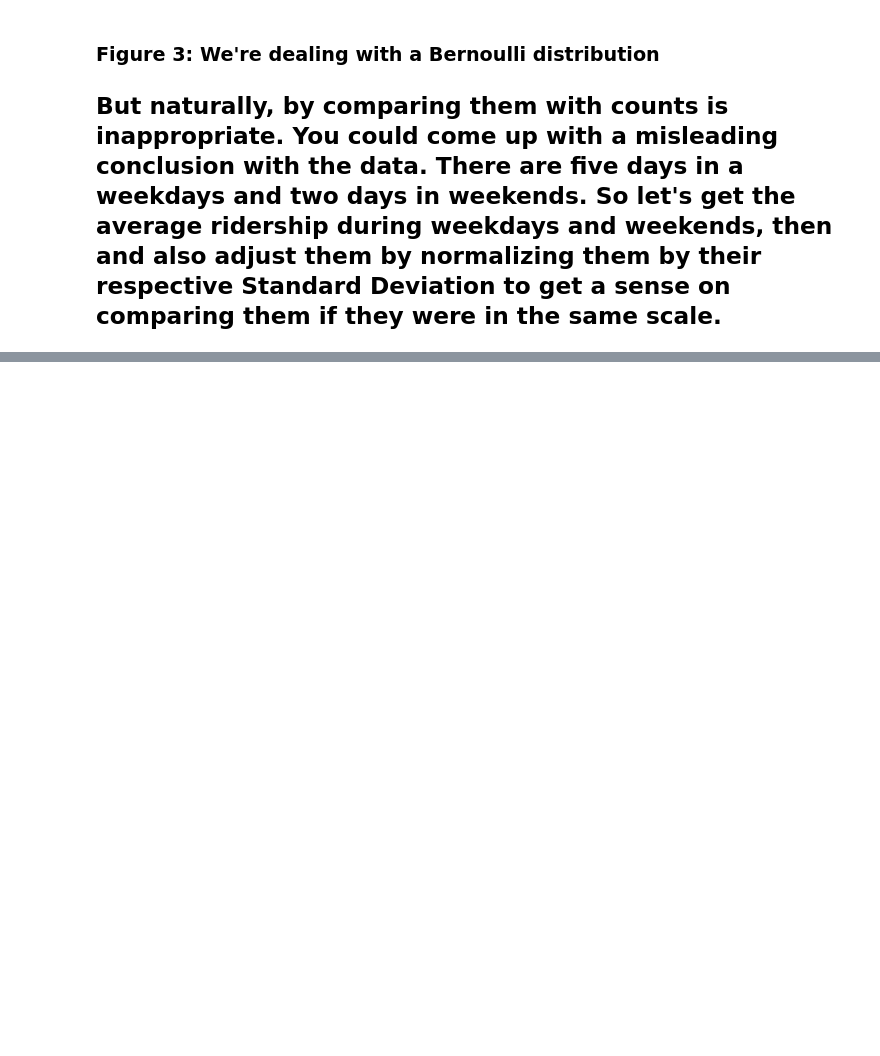
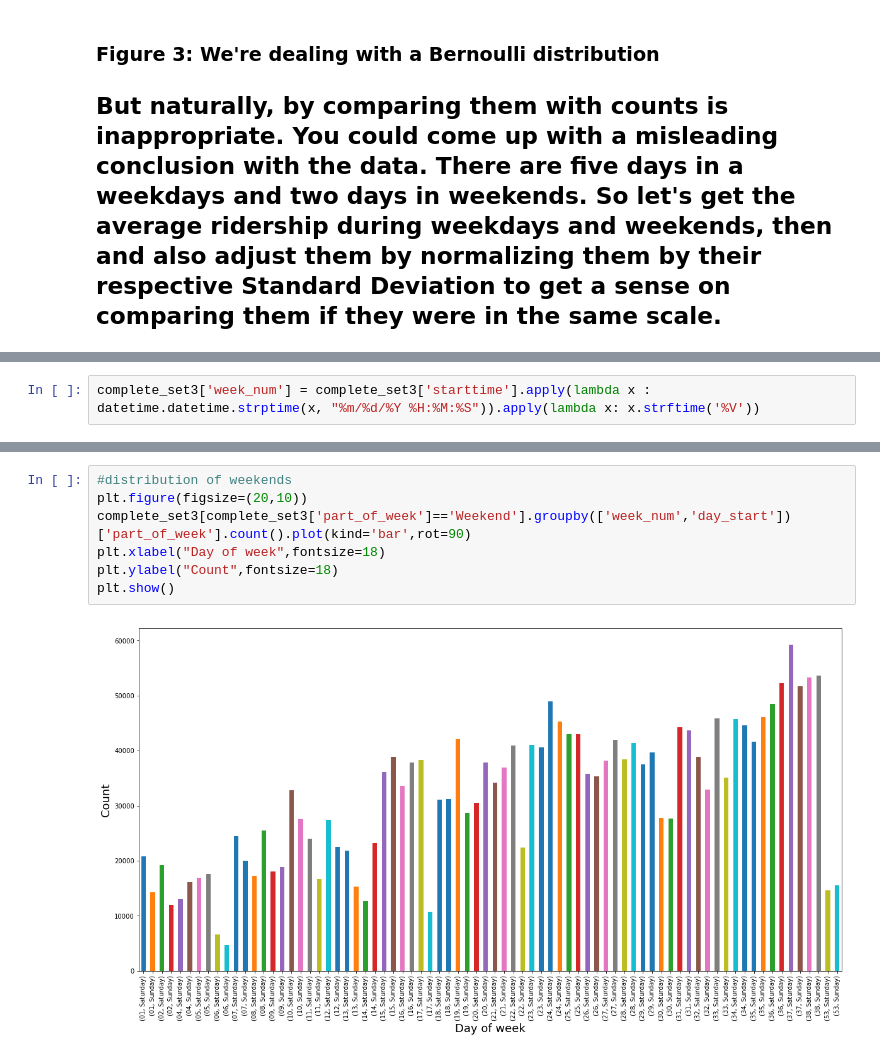
Before and after one commit to jinalklaulitz/PUI2018_msm796, a Jupyter notebook: HW8_msm796/Assignment2_msm796.ipynb, the cells around one changed output, grey strips where cells are left out. Drawn from its saved outputs; the diff is of its cells as text; blank space fills up the shorter version.

```diff
--- a/HW8_msm796/Assignment2_msm796.ipynb
+++ b/HW8_msm796/Assignment2_msm796.ipynb
@@ -245,0 +304,2 @@ print("the normalized sample mean ridership for weekends: {} ,the normalized sam
+# %%
+complete_set3['week_num'] = complete_set3['starttime'].apply(lambda x : datetime.datetime.strptime(x, "%m/%d/%Y %H:%M:%S")).apply(lambda x: x.strftime('%V'))
@@ -245,0 +321,9 @@ print("the normalized sample mean ridership for weekends: {} ,the normalized sam
+# %%
+#distribution of weekends
+plt.figure(figsize=(20,10))
+complete_set3[complete_set3['part_of_week']=='Weekend'].groupby(['week_num','day_start'])['part_of_week'].count().plot(kind='bar',rot=90)
+plt.xlabel("Day of week",fontsize=18)
+plt.ylabel("Count",fontsize=18)
+plt.show()
+# %% [output]
+[figure, added]
```
Also changed, not shown: parts of 21 cells of this notebook, 2 other files.
